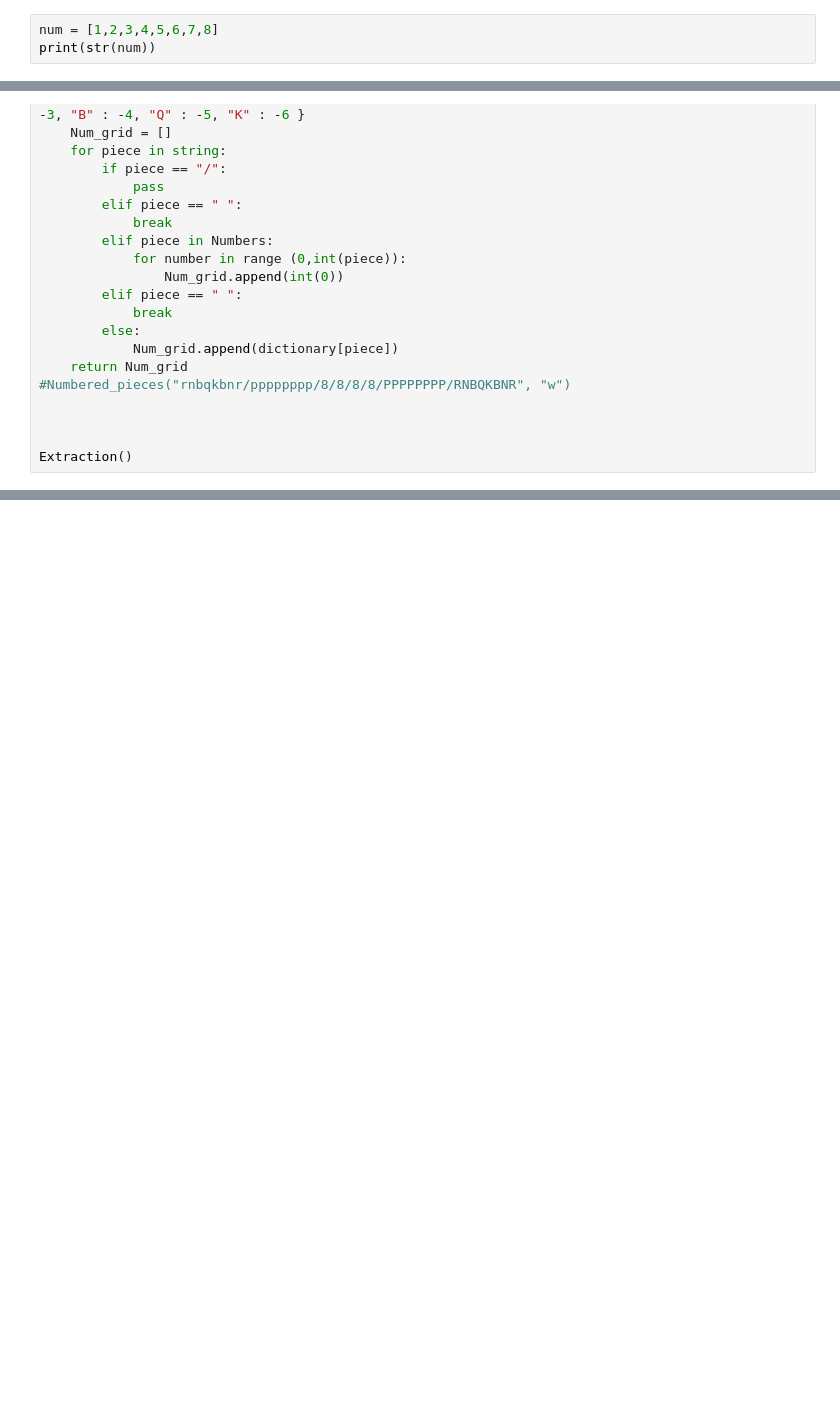
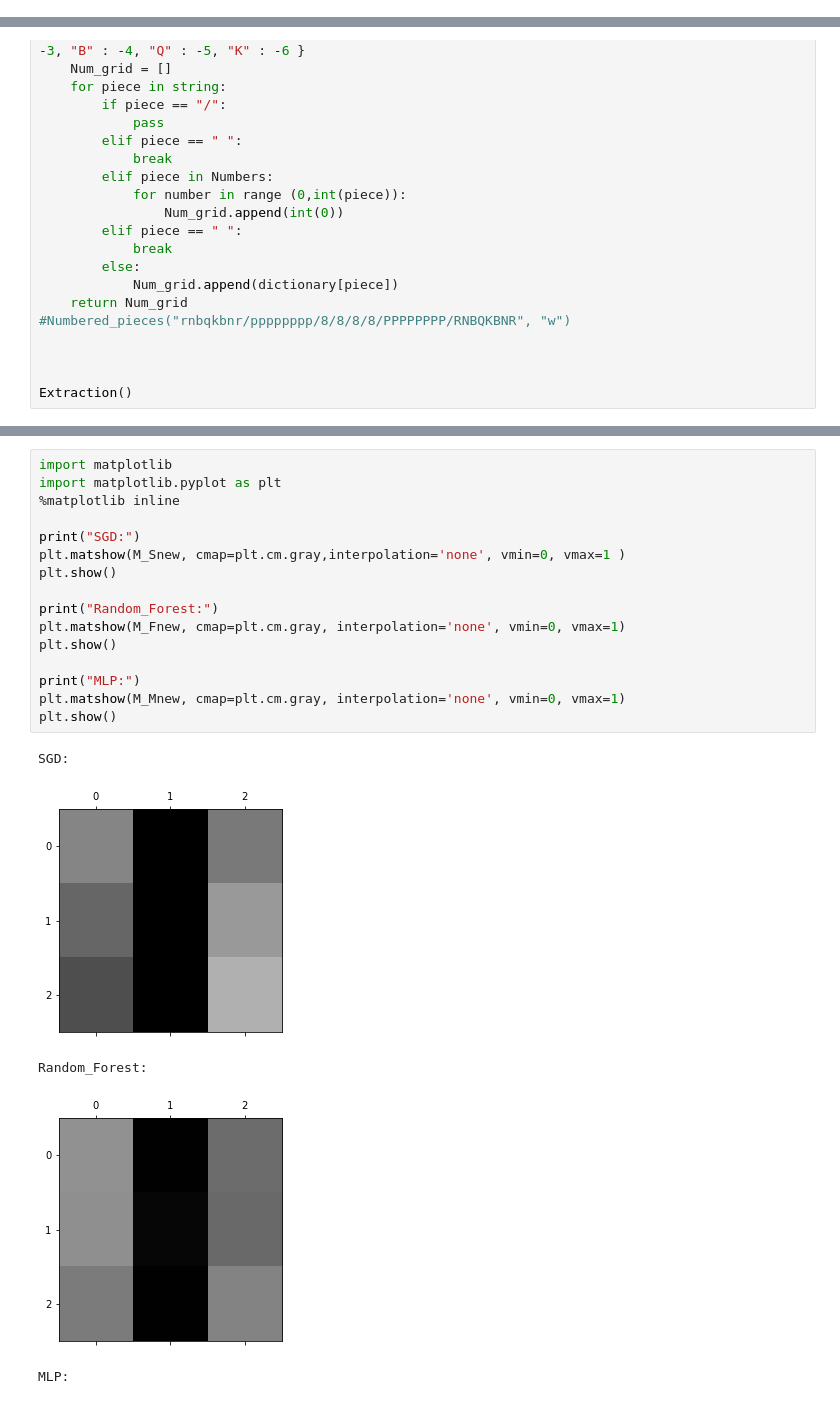
Before and after one commit to KCsowrab/Chess, a Jupyter notebook: Chess-ml.ipynb, the cells around one changed output, grey strips where cells are left out. Drawn from its saved outputs; the diff is of its cells as text; blank space fills up the shorter version.

```diff
--- a/Chess-ml.ipynb
+++ b/Chess-ml.ipynb
@@ -47,6 +45,3 @@ def Drawing(string):
 Drawing()
 # %% [output]
 TypeError: Drawing() missing 1 required positional argument: 'string'
-# %%
-num = [1,2,3,4,5,6,7,8]
-print(str(num))
@@ -826,0 +977,22 @@ Current player: White
+# %%
+import matplotlib
+import matplotlib.pyplot as plt
+%matplotlib inline
+
+print("SGD:")
+plt.matshow(M_Snew, cmap=plt.cm.gray,interpolation='none', vmin=0, vmax=1 )
+plt.show()
+
+print("Random_Forest:")
+plt.matshow(M_Fnew, cmap=plt.cm.gray, interpolation='none', vmin=0, vmax=1)
+plt.show()
+
+print("MLP:")
+plt.matshow(M_Mnew, cmap=plt.cm.gray, interpolation='none', vmin=0, vmax=1)
+plt.show()
+# %% [output]
+SGD:
+[figure, added]
+Random_Forest:
+[figure, added]
+MLP:
```
Also changed, not shown: parts of 16 cells of this notebook.
